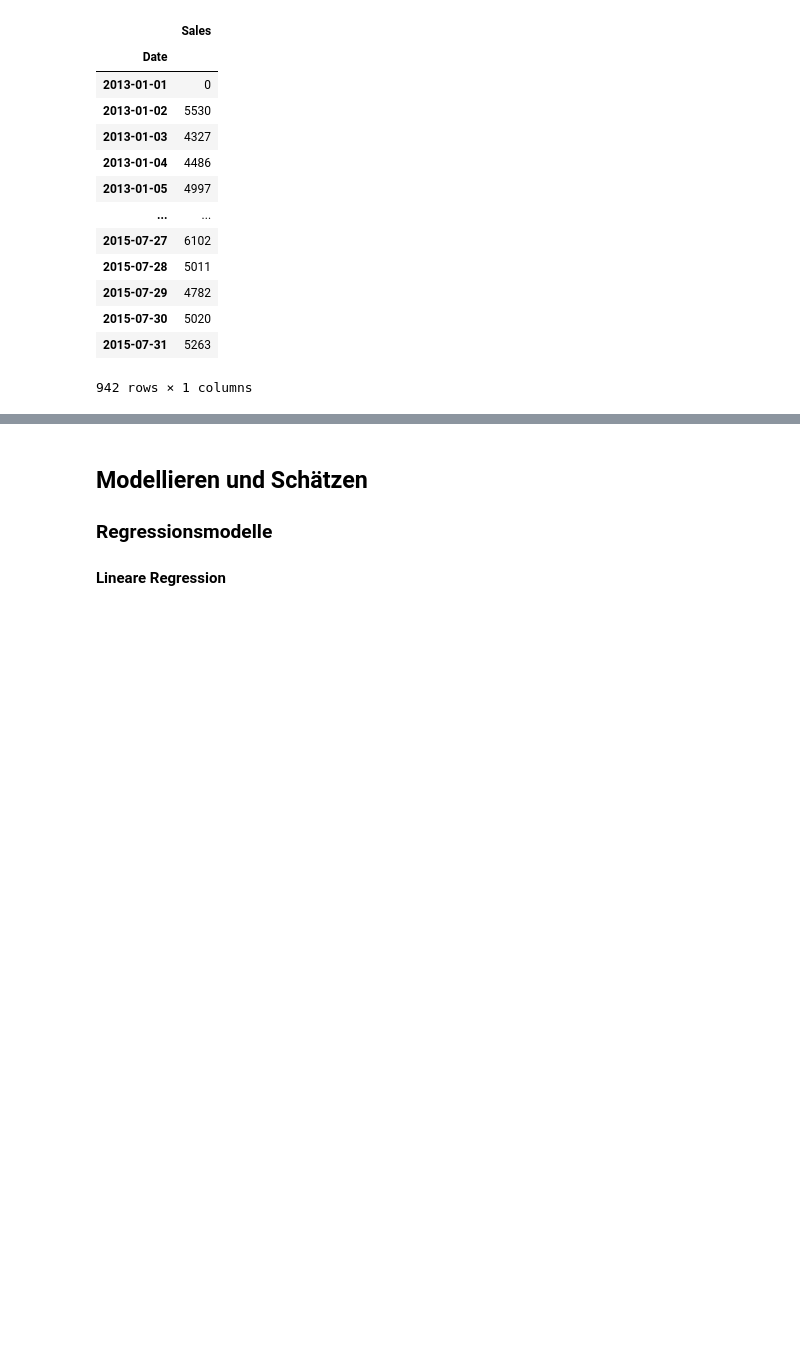
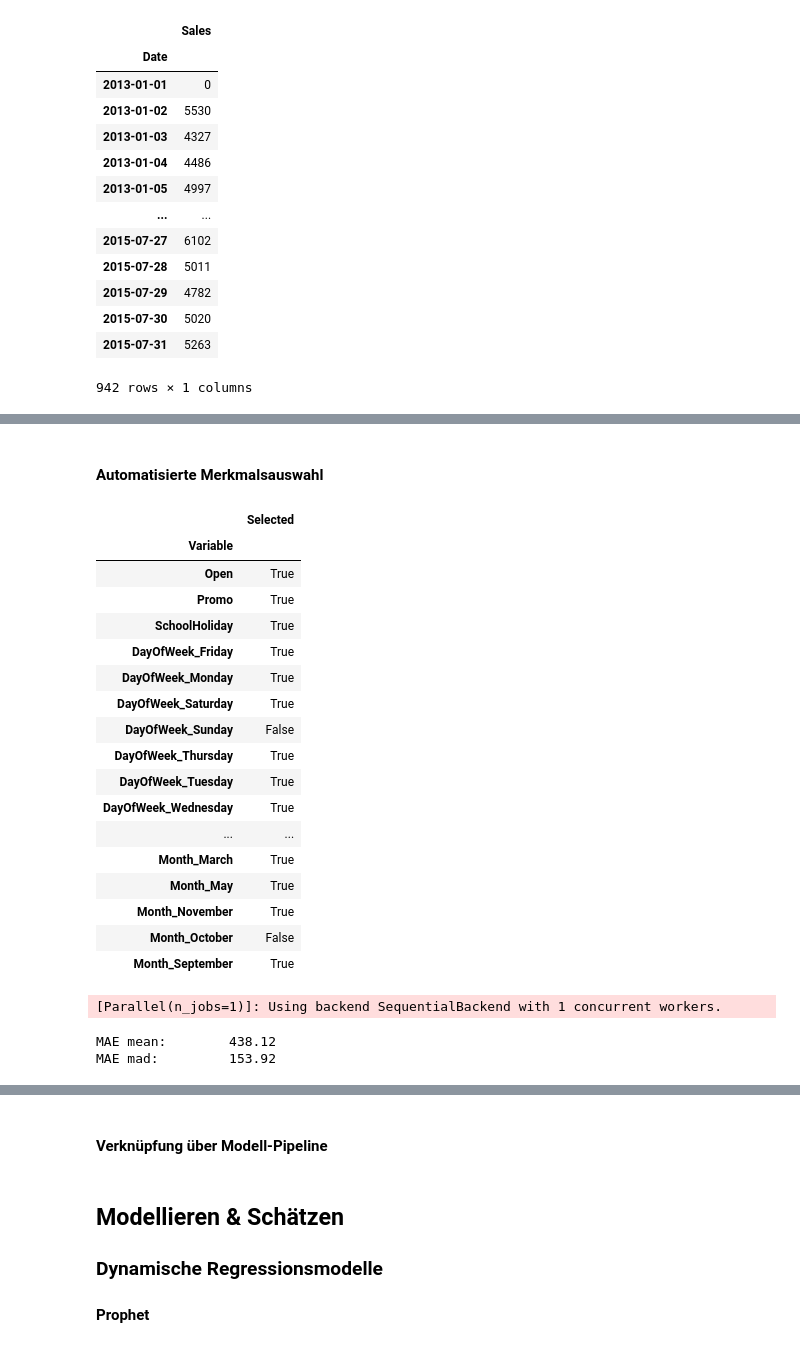
Before and after one commit to schemm/forecasting, a Jupyter notebook: RossmannStoreSales.ipynb, the cells around one changed output, grey strips where cells are left out. Cells and saved outputs as stored; diff of their text form; code cells hidden in the pictures; blank space fills up the shorter version.

```diff
--- a/RossmannStoreSales.ipynb
+++ b/RossmannStoreSales.ipynb
@@ -198,0 +254,6 @@ display(y)
+# %%
+forecast.fit(x, y.values.ravel())
+importance = pd.DataFrame(data = forecast.feature_importances_, index = x.columns)
+importance.columns = ['Importance']
+display(importance.sort_values(by='Importance', ascending = False))
+display(x.shape)
@@ -198,0 +279,60 @@ display(y)
+# %% [markdown]
+#### Automatisierte Merkmalsauswahl
+# %%
+from sklearn.feature_selection import RFECV
+from sklearn.model_selection import KFold
+
+k = np.floor(len(data)/28).astype(int)
+cv = KFold(n_splits = k)
+
+forecast = RandomForestRegressor(max_depth = 7)
+
+selector = RFECV(
+    forecast,
+    step = 1,
+    cv = cv,
+    scoring = 'neg_mean_absolute_error'
+)
+
+selector = selector.fit(x, y.values.ravel())
+
+selection = pd.DataFrame(data = selector.support_, index = x.columns)
+selection.columns = ['Selected']
+selection.index.name = 'Variable'
+display(selection)
+
+scores = pd.DataFrame(
+    cross_validate(
+        forecast,
+        selector.transform(x),
+        y.values.ravel(),
+        scoring = 'neg_mean_absolute_error',
+        cv = cv,
+        verbose = 1
+    )
+)
+
+print('MAE mean:\t %4.2f' % (-scores['test_score'].mean()))
+print('MAE mad:\t %4.2f' % (scores['test_score'].mad()))
+# %% [output]
+|  | Selected |
+| Variable |  |
+| Open | True |
+| Promo | True |
+| SchoolHoliday | True |
+| DayOfWeek_Friday | True |
+| DayOfWeek_Monday | True |
+| DayOfWeek_Saturday | True |
+| DayOfWeek_Sunday | False |
+| DayOfWeek_Thursday | True |
+| DayOfWeek_Tuesday | True |
+| DayOfWeek_Wednesday | True |
+| ... | ... |
+| Month_March | True |
+| Month_May | True |
+| Month_November | True |
+| Month_October | False |
+| Month_September | True |
+[Parallel(n_jobs=1)]: Using backend SequentialBackend with 1 concurrent workers.
+MAE mean:        438.12
+MAE mad:         153.92
@@ -198,0 +340,2 @@ display(y)
+# %% [markdown]
+#### Verknüpfung über Modell-Pipeline
@@ -199,4 +375,4 @@ display(y)
 # %% [markdown]
-## Modellieren und Schätzen
-### Regressionsmodelle
-#### Lineare Regression
+## Modellieren & Schätzen
+### Dynamische Regressionsmodelle
+#### Prophet
```
Also changed, not shown: parts of 32 cells of this notebook.
